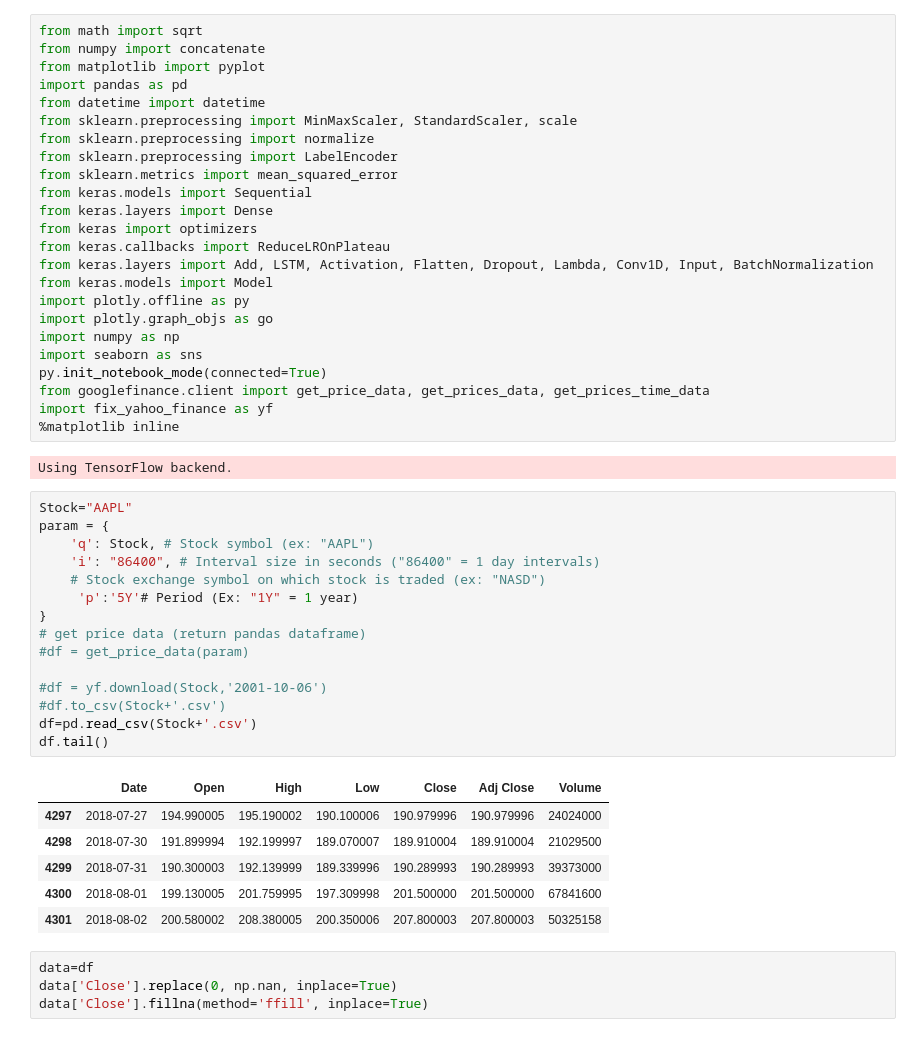
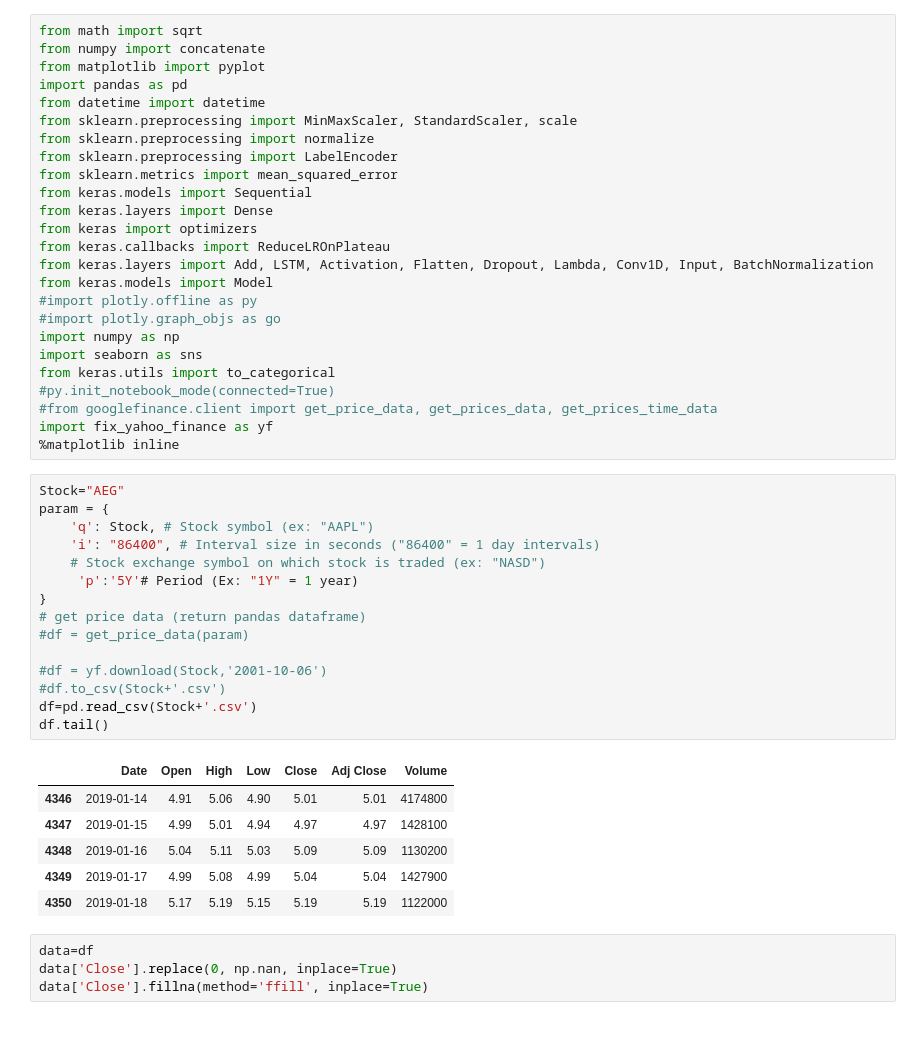
Before and after one commit to arashaomrani/Market, a Jupyter notebook: tcn-2-Classification.ipynb, the cells around one changed output. Drawn from its saved outputs; the diff is of its cells as text.

```diff
--- a/tcn-2-Classification.ipynb
+++ b/tcn-2-Classification.ipynb
@@ -14,38 +14,37 @@ from keras import optimizers
 from keras.callbacks import ReduceLROnPlateau
 from keras.layers import Add, LSTM, Activation, Flatten, Dropout, Lambda, Conv1D, Input, BatchNormalization
 from keras.models import Model
-import plotly.offline as py
-import plotly.graph_objs as go
+#import plotly.offline as py
+#import plotly.graph_objs as go
 import numpy as np
 import seaborn as sns
-py.init_notebook_mode(connected=True)
-from googlefinance.client import get_price_data, get_prices_data, get_prices_time_data
+from keras.utils import to_categorical
+#py.init_notebook_mode(connected=True)
+#from googlefinance.client import get_price_data, get_prices_data, get_prices_time_data
 import fix_yahoo_finance as yf
 %matplotlib inline
-# %% [output]
-Using TensorFlow backend.
 # %%
-Stock="AAPL"
+Stock="AEG"
 param = {
     'q': Stock, # Stock symbol (ex: "AAPL")
     'i': "86400", # Interval size in seconds ("86400" = 1 day intervals)
     # Stock exchange symbol on which stock is traded (ex: "NASD")
      'p':'5Y'# Period (Ex: "1Y" = 1 year)
 }
 # get price data (return pandas dataframe)
 #df = get_price_data(param)
 
 #df = yf.download(Stock,'2001-10-06')
 #df.to_csv(Stock+'.csv')
 df=pd.read_csv(Stock+'.csv')
 df.tail()
 # %% [output]
 |  | Date | Open | High | Low | Close | Adj Close | Volume |
-| 4297 | 2018-07-27 | 194.990005 | 195.190002 | 190.100006 | 190.979996 | 190.979996 | 24024000 |
-| 4298 | 2018-07-30 | 191.899994 | 192.199997 | 189.070007 | 189.910004 | 189.910004 | 21029500 |
-| 4299 | 2018-07-31 | 190.300003 | 192.139999 | 189.339996 | 190.289993 | 190.289993 | 39373000 |
-| 4300 | 2018-08-01 | 199.130005 | 201.759995 | 197.309998 | 201.500000 | 201.500000 | 67841600 |
-| 4301 | 2018-08-02 | 200.580002 | 208.380005 | 200.350006 | 207.800003 | 207.800003 | 50325158 |
+| 4346 | 2019-01-14 | 4.91 | 5.06 | 4.90 | 5.01 | 5.01 | 4174800 |
+| 4347 | 2019-01-15 | 4.99 | 5.01 | 4.94 | 4.97 | 4.97 | 1428100 |
+| 4348 | 2019-01-16 | 5.04 | 5.11 | 5.03 | 5.09 | 5.09 | 1130200 |
+| 4349 | 2019-01-17 | 4.99 | 5.08 | 4.99 | 5.04 | 5.04 | 1427900 |
+| 4350 | 2019-01-18 | 5.17 | 5.19 | 5.15 | 5.19 | 5.19 | 1122000 |
 # %%
 data=df
 data['Close'].replace(0, np.nan, inplace=True)
```
Also changed, not shown: parts of 17 cells of this notebook.
